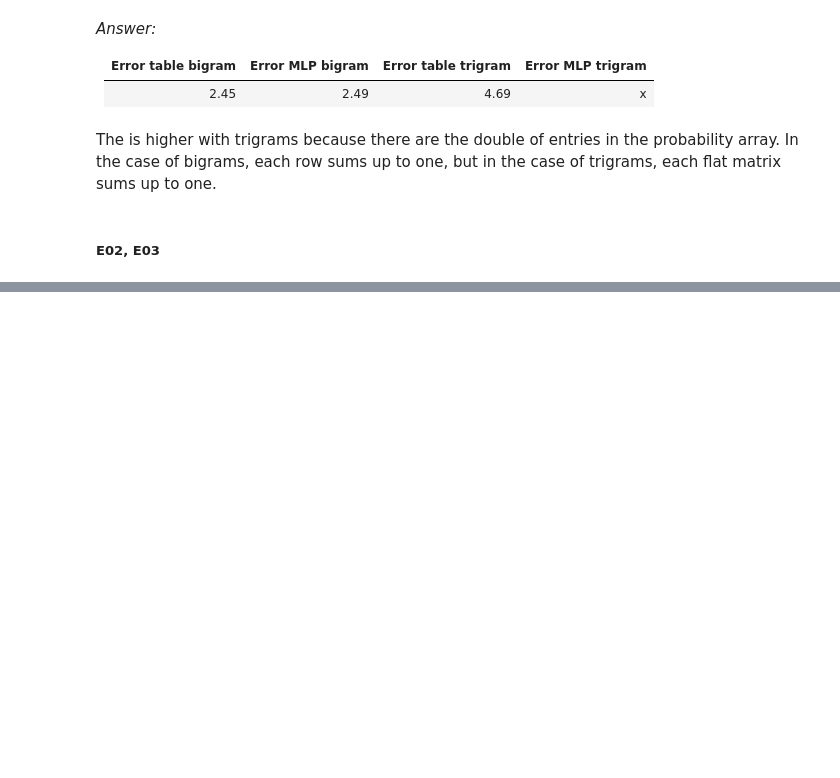
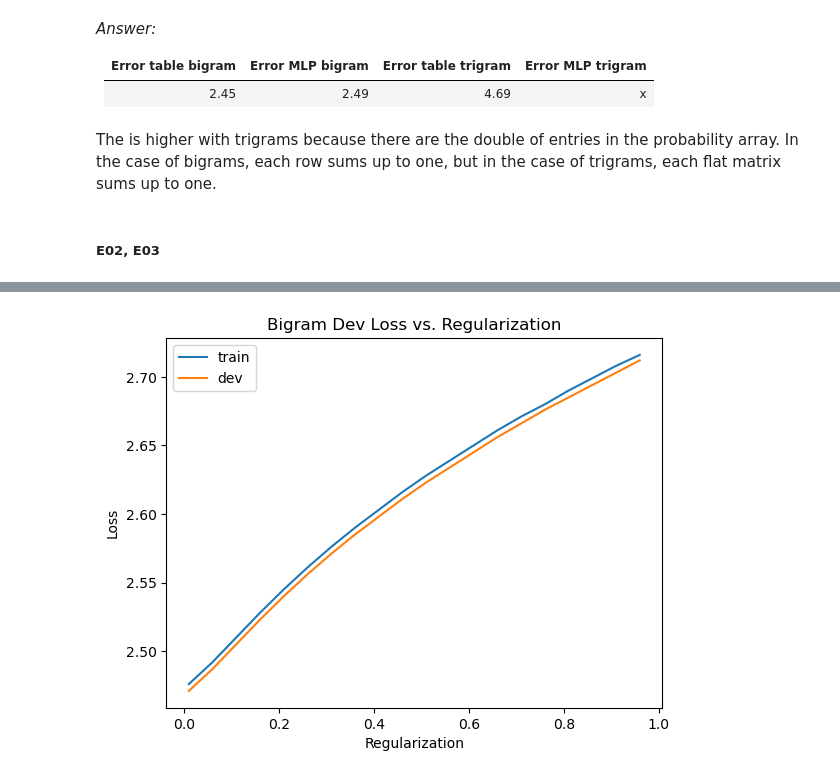
Before and after one commit to Hotei123/karpathy-nn-zero-to-hero, a Jupyter notebook: lectures/makemore/makemore_part1_bigrams.ipynb, the cells around one changed output, grey strips where cells are left out. Saved outputs shown, nothing was run; the diff lists cells and outputs as text; code cells hidden in the pictures; blank space fills up the shorter version.

```diff
--- a/lectures/makemore/makemore_part1_bigrams.ipynb
+++ b/lectures/makemore/makemore_part1_bigrams.ipynb
@@ -686,0 +697,3 @@ Training trigram.
+# %%
+with open('losses.json', 'r') as f:
+    losses = json.load(f)
@@ -686,0 +727,20 @@ Training trigram.
+# %%
+reg_loss_train_b = [(key, val) for key, val in losses['bigram']['train'].items()]
+reg_train_b = [np.round(float(x[0]), 3) for x in reg_loss_train_b]
+loss_train_b = [np.round(x[1], 3) for x in reg_loss_train_b]
+
+reg_loss_dev_b = [(key, val) for key, val in losses['bigram']['dev'].items()]
+reg_dev_b = [np.round(float(x[0]), 3) for x in reg_loss_dev_b]
+loss_dev_b = [np.round(x[1], 3) for x in reg_loss_dev_b]
+# %%
+fig, axes = plt.subplots()
+axes.plot(reg_train_b, loss_train_b, label='train')
+axes.plot(reg_dev_b, loss_dev_b, label='dev')
+axes.set_xlabel('Regularization')
+axes.set_ylabel('Loss')
+# axes.tick_params(axis='x', labelrotation=45)
+axes.set_title('Bigram Dev Loss vs. Regularization')
+axes.legend()
+plt.show()
+# %% [output]
+[figure, added]
```
Also changed, not shown: parts of 3 cells of this notebook.
